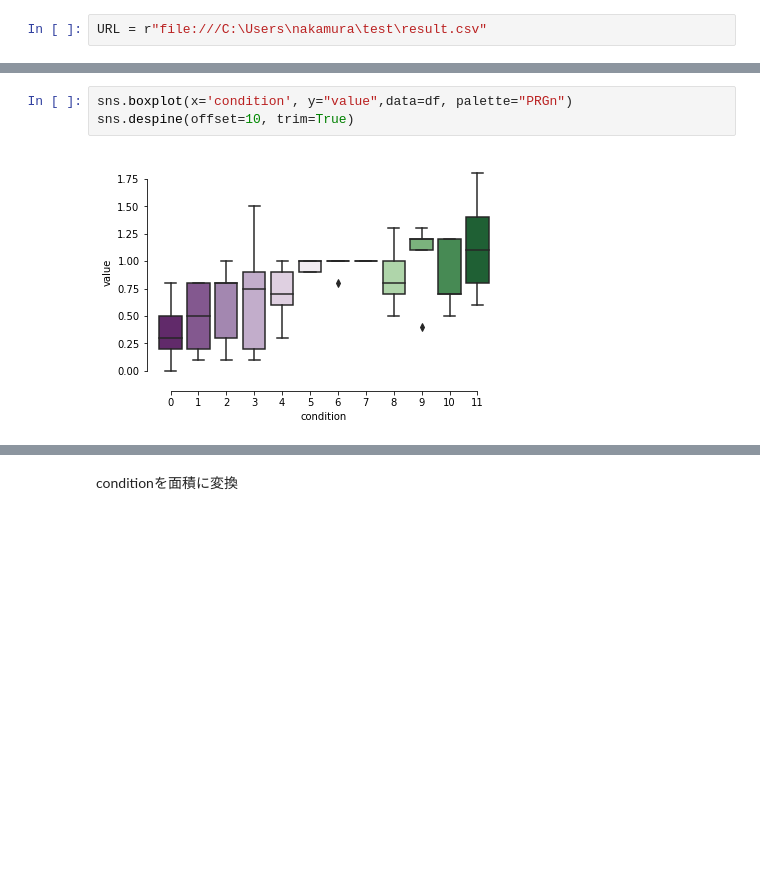
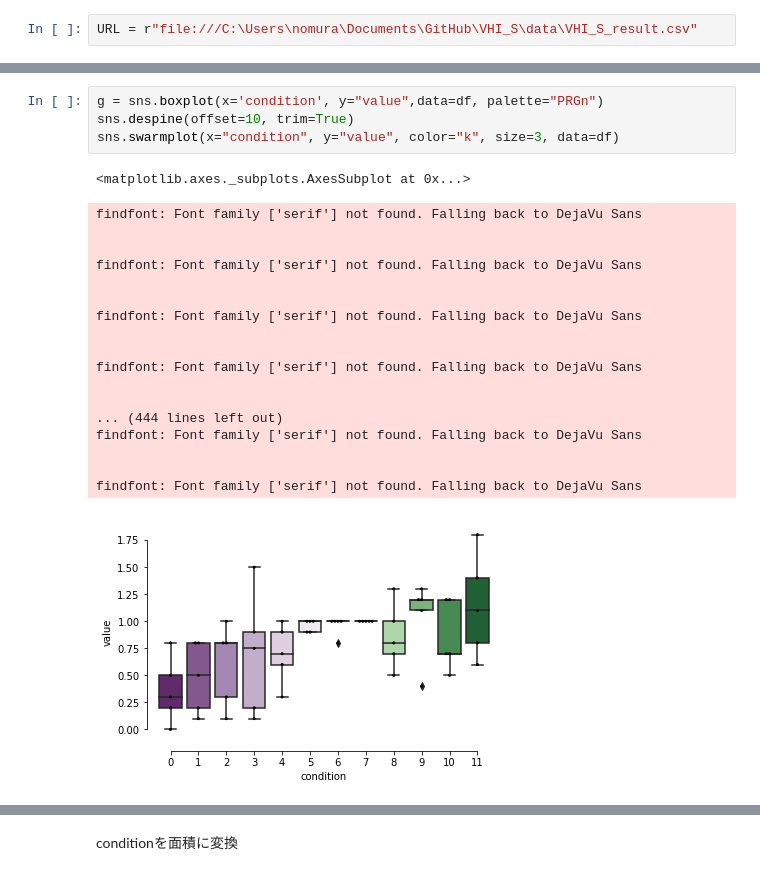
Before and after one commit to watanta/VHI_S, a Jupyter notebook: VHI_S.ipynb, the cells around one changed output, grey strips where cells are left out. Cells and saved outputs as stored; diff of their text form; blank space fills up the shorter version.

```diff
--- a/VHI_S.ipynb
+++ b/VHI_S.ipynb
@@ -17,7 +22,7 @@ import math
 
 %matplotlib inline
 # %%
-URL = r"file:///C:\Users\nakamura\test\result.csv"
+URL = r"file:///C:\Users\nomura\Documents\GitHub\VHI_S\data\VHI_S_result.csv"
 # %%
 import pixiedust
 df = pixiedust.sampleData(URL)
@@ -34,8 +70,27 @@ display(df)
 # %%
-sns.boxplot(x='condition', y="value",data=df, palette="PRGn")
+g = sns.boxplot(x='condition', y="value",data=df, palette="PRGn")
 sns.despine(offset=10, trim=True)
+sns.swarmplot(x="condition", y="value", color="k", size=3, data=df)
 # %% [output]
+<matplotlib.axes._subplots.AxesSubplot at 0x...>
+findfont: Font family ['serif'] not found. Falling back to DejaVu Sans
+
+
+findfont: Font family ['serif'] not found. Falling back to DejaVu Sans
+
+
+findfont: Font family ['serif'] not found. Falling back to DejaVu Sans
+
+
+findfont: Font family ['serif'] not found. Falling back to DejaVu Sans
+
+
+... (444 lines left out)
+findfont: Font family ['serif'] not found. Falling back to DejaVu Sans
+
+
+findfont: Font family ['serif'] not found. Falling back to DejaVu Sans
-[figure, old version]
+[figure, new version]
 # %%
 sns.violinplot(x='condition', y="value", data = df, split=True)
 sns.despine(offset=10, trim=True)
```
Also changed, not shown: parts of 46 cells of this notebook, 1 other file.
